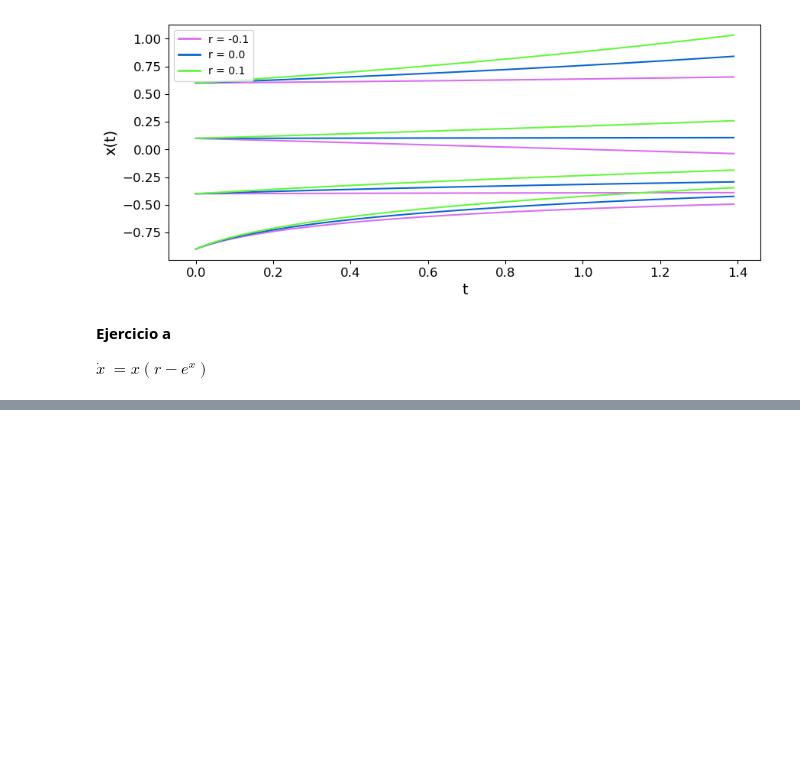
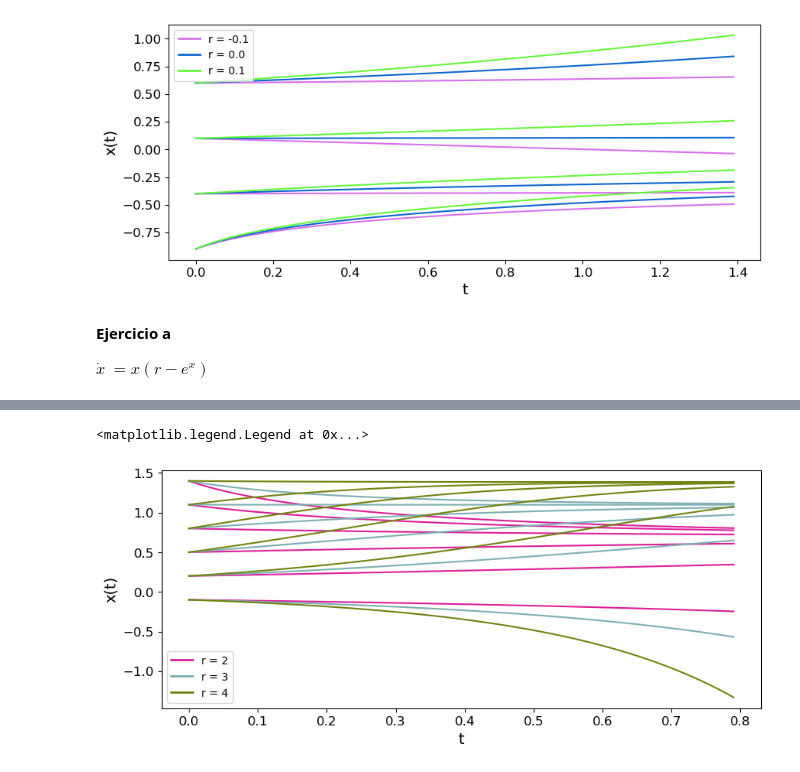
Before and after one commit to francobarrionuevoenv21/MAIE_devs_pub, a Jupyter notebook: MetodosNumericos/TP3_EDO/TP3_EDOs_Python.ipynb, the cells around one changed output, grey strips where cells are left out. Drawn from its saved outputs; the diff is of its cells as text; code cells hidden in the pictures; blank space fills up the shorter version.

```diff
--- a/MetodosNumericos/TP3_EDO/TP3_EDOs_Python.ipynb
+++ b/MetodosNumericos/TP3_EDO/TP3_EDOs_Python.ipynb
@@ -324,0 +322,43 @@ ax.legend(fontsize=10, loc = 'best')
+# %%
+# Solve EDO for different r values and plot the solutions
+
+## Define a list of colors
+legend_elements = []
+
+## Define plot
+fig, ax = plt.subplots(figsize=(10, 4))
+
+## Define r and x0 ranges to evaluate
+r_range = np.arange(2, 5, 1)
+x0_range = np.arange(-0.1, 1.5, 0.3)
+
+for r in r_range:
+
+    ## Define random colors
+    rr = random.randint(1, 255)
+    gr = random.randint(1, 255)
+    br = random.randint(1, 255)
+
+    ## Add legends manually
+    legend_elements.append(Line2D([0], [0], color = (rr/255, gr/255, br/255), lw=2, label= f'r = {r}'))
+
+    ## Foor loop
+    for x0 in x0_range:
+
+        ## Define f_edo // dx/dt
+        def f_edo(t, x):
+            return x*(r-math.exp(x))
+
+        t, x = euler_solver(f_edo, 0, 0.8, x0, 0.01)
+
+        ax.plot(t, x, label=f'r = {r}', color = (rr/255, gr/255, br/255))
+
+
+ax.set_ylabel(r'x(t)', fontsize = 14)
+ax.tick_params(axis='y', labelsize=12)
+ax.set_xlabel(r't', fontsize = 14)
+ax.tick_params(axis='x', labelsize=12)
+ax.legend(handles=legend_elements, fontsize = 10)
+# %% [output]
+<matplotlib.legend.Legend at 0x...>
+[figure, added]
```
Also changed, not shown: parts of 3 cells of this notebook, 5 other files.
